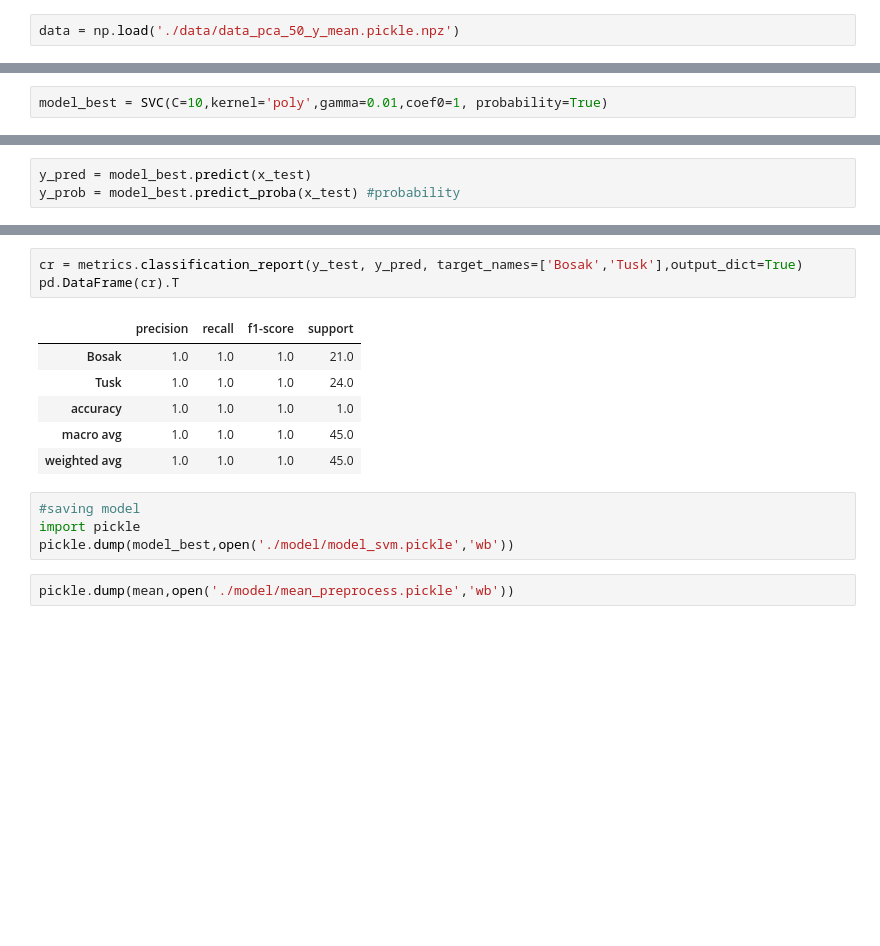
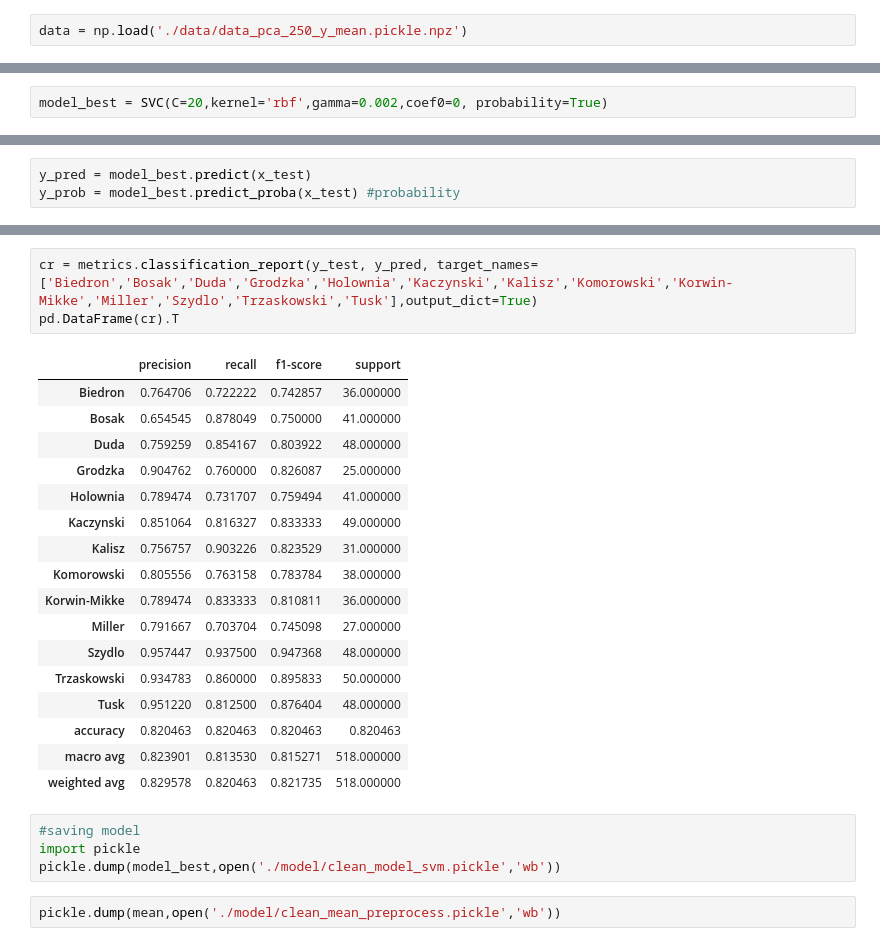
Before and after one commit to voss-m/Machine_Learning_project, a Jupyter notebook: ml_model.ipynb, the cells around one changed output, grey strips where cells are left out. Cells and saved outputs as stored; diff of their text form; blank space fills up the shorter version.

```diff
--- a/ml_model.ipynb
+++ b/ml_model.ipynb
@@ -14,5 +20,5 @@ data_14400_norm.npz            df_images_120_120.pickle
 # %%
-data = np.load('./data/data_pca_50_y_mean.pickle.npz')
+data = np.load('./data/data_pca_250_y_mean.pickle.npz')
 # %%
 X = data['arr_0']
 y = data['arr_1']
@@ -125,5 +135,5 @@ model_grid.best_score_
 # %%
-model_best = SVC(C=10,kernel='poly',gamma=0.01,coef0=1, probability=True)
+model_best = SVC(C=20,kernel='rbf',gamma=0.002,coef0=0, probability=True)
 # %%
 model_best.fit(x_train, y_train)
 model_best.score(x_test,y_test)
@@ -152,16 +162,27 @@ Text(0, 0.5, 'True Values')
 # %%
-cr = metrics.classification_report(y_test, y_pred, target_names=['Bosak','Tusk'],output_dict=True)
+cr = metrics.classification_report(y_test, y_pred, target_names=['Biedron','Bosak','Duda','Grodzka','Holownia','Kaczynski','Kalisz','Komorowski','Korwin-Mikke','Miller','Szydlo','Trzaskowski','Tusk'],output_dict=True)
 pd.DataFrame(cr).T
 # %% [output]
 |  | precision | recall | f1-score | support |
-| Bosak | 1.0 | 1.0 | 1.0 | 21.0 |
-| Tusk | 1.0 | 1.0 | 1.0 | 24.0 |
-| accuracy | 1.0 | 1.0 | 1.0 | 1.0 |
-| macro avg | 1.0 | 1.0 | 1.0 | 45.0 |
-| weighted avg | 1.0 | 1.0 | 1.0 | 45.0 |
+| Biedron | 0.764706 | 0.722222 | 0.742857 | 36.000000 |
+| Bosak | 0.654545 | 0.878049 | 0.750000 | 41.000000 |
+| Duda | 0.759259 | 0.854167 | 0.803922 | 48.000000 |
+| Grodzka | 0.904762 | 0.760000 | 0.826087 | 25.000000 |
+| Holownia | 0.789474 | 0.731707 | 0.759494 | 41.000000 |
+| Kaczynski | 0.851064 | 0.816327 | 0.833333 | 49.000000 |
+| Kalisz | 0.756757 | 0.903226 | 0.823529 | 31.000000 |
+| Komorowski | 0.805556 | 0.763158 | 0.783784 | 38.000000 |
+| Korwin-Mikke | 0.789474 | 0.833333 | 0.810811 | 36.000000 |
+| Miller | 0.791667 | 0.703704 | 0.745098 | 27.000000 |
+| Szydlo | 0.957447 | 0.937500 | 0.947368 | 48.000000 |
+| Trzaskowski | 0.934783 | 0.860000 | 0.895833 | 50.000000 |
+| Tusk | 0.951220 | 0.812500 | 0.876404 | 48.000000 |
+| accuracy | 0.820463 | 0.820463 | 0.820463 | 0.820463 |
+| macro avg | 0.823901 | 0.813530 | 0.815271 | 518.000000 |
+| weighted avg | 0.829578 | 0.820463 | 0.821735 | 518.000000 |
 # %%
 #saving model
 import pickle
-pickle.dump(model_best,open('./model/model_svm.pickle','wb'))
+pickle.dump(model_best,open('./model/clean_model_svm.pickle','wb'))
 # %%
-pickle.dump(mean,open('./model/mean_preprocess.pickle','wb'))
+pickle.dump(mean,open('./model/clean_mean_preprocess.pickle','wb'))
```
Also changed, not shown: parts of 13 cells of this notebook.
